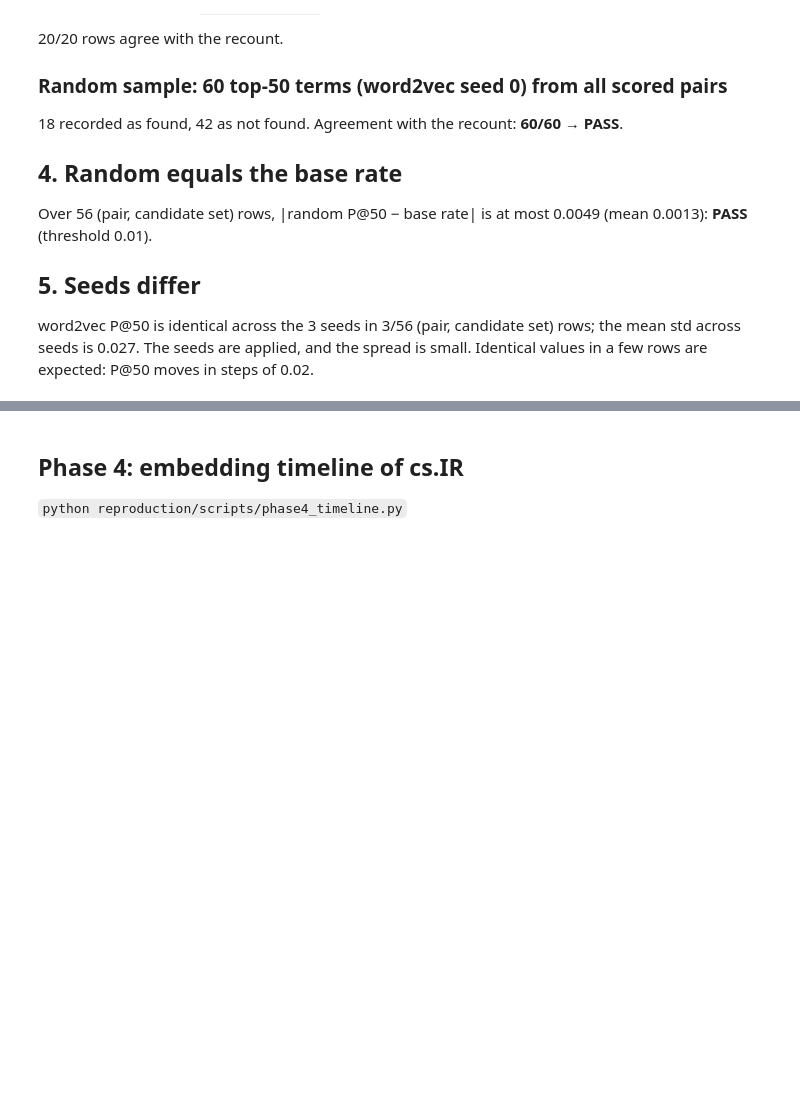
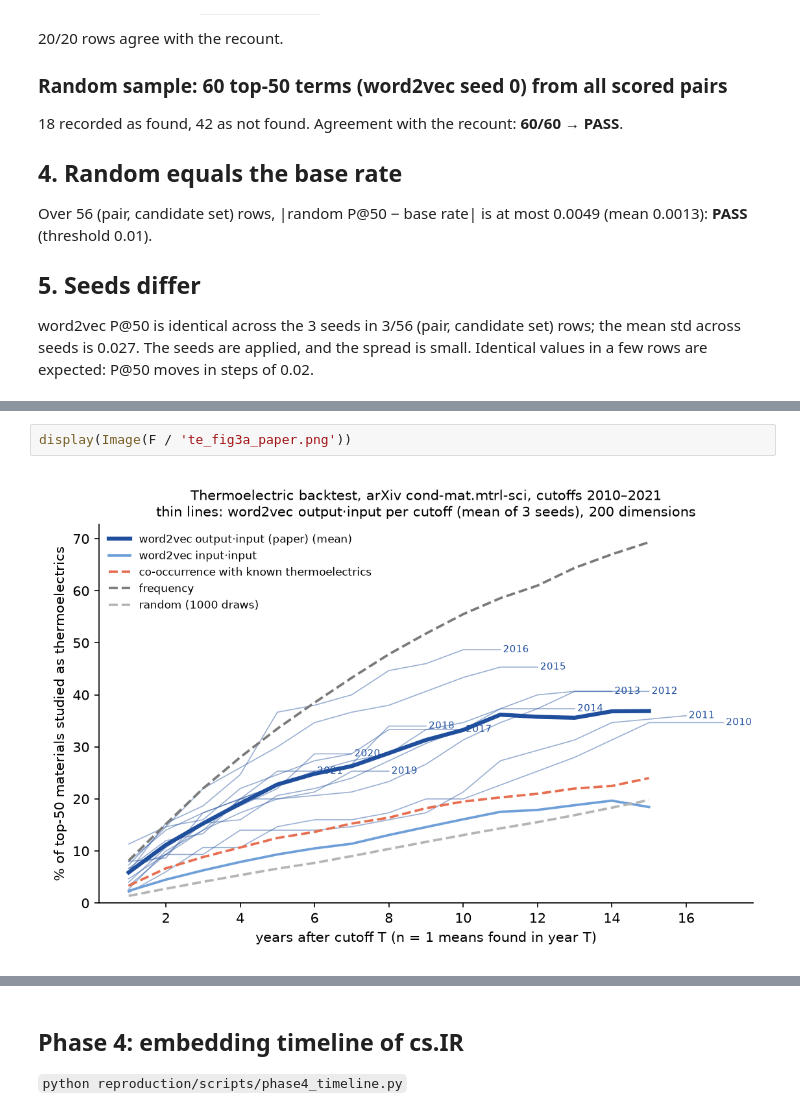
Before and after one commit to alexandre2004costa/mat2vec_IR_experiment, a Jupyter notebook: reproduce.ipynb, the cells around one changed output, grey strips where cells are left out. Drawn from its saved outputs; the diff is of its cells as text; blank space fills up the shorter version.

```diff
--- a/reproduce.ipynb
+++ b/reproduce.ipynb
@@ -307,0 +393,4 @@ word2vec P@50 is identical across the 3 seeds in 3/56 (pair, candidate set) rows
+# %%
+display(Image(F / 'te_fig3a_paper.png'))
+# %% [output]
+[figure, added]
```
Also changed, not shown: parts of 11 cells of this notebook, 14 other files.
